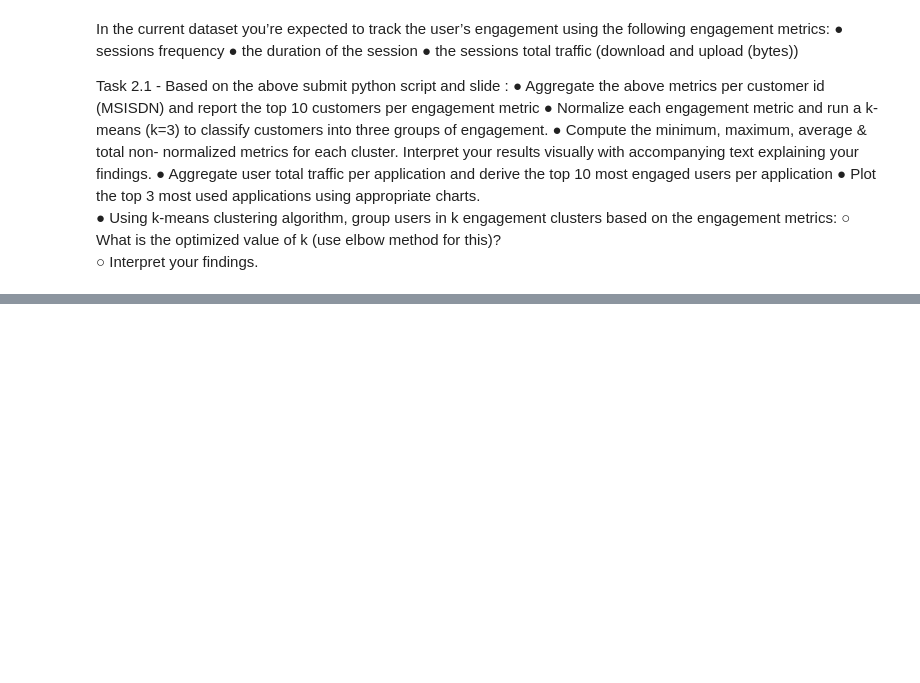
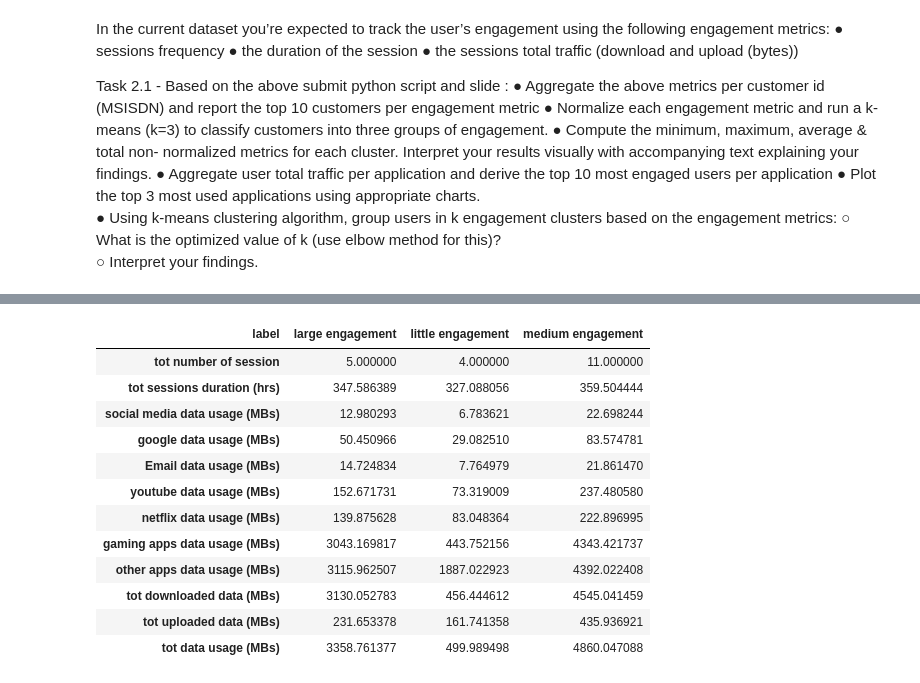
Before and after one commit to JimohAR/it_core_project1, a Jupyter notebook: src/notebooks/task2.ipynb, the cells around one changed output, grey strips where cells are left out. Drawn from its saved outputs; the diff is of its cells as text; code cells hidden in the pictures; blank space fills up the shorter version.

```diff
--- a/src/notebooks/task2.ipynb
+++ b/src/notebooks/task2.ipynb
@@ -43,0 +139,16 @@ top10_users_with_high_data_usage = (engagement["tot data usage (MBs)"]
+# %%
+agg_plus_cluster.groupby("label").max().T.style
+# %% [output]
+| label | large engagement | little engagement | medium engagement |
+| tot number of session | 5.000000 | 4.000000 | 11.000000 |
+| tot sessions duration (hrs) | 347.586389 | 327.088056 | 359.504444 |
+| social media data usage (MBs) | 12.980293 | 6.783621 | 22.698244 |
+| google data usage (MBs) | 50.450966 | 29.082510 | 83.574781 |
+| Email data usage (MBs) | 14.724834 | 7.764979 | 21.861470 |
+| youtube data usage (MBs) | 152.671731 | 73.319009 | 237.480580 |
+| netflix data usage (MBs) | 139.875628 | 83.048364 | 222.896995 |
+| gaming apps data usage (MBs) | 3043.169817 | 443.752156 | 4343.421737 |
+| other apps data usage (MBs) | 3115.962507 | 1887.022923 | 4392.022408 |
+| tot downloaded data (MBs) | 3130.052783 | 456.444612 | 4545.041459 |
+| tot uploaded data (MBs) | 231.653378 | 161.741358 | 435.936921 |
+| tot data usage (MBs) | 3358.761377 | 499.989498 | 4860.047088 |
```
Also changed, not shown: parts of 34 cells of this notebook, 6 other files.
